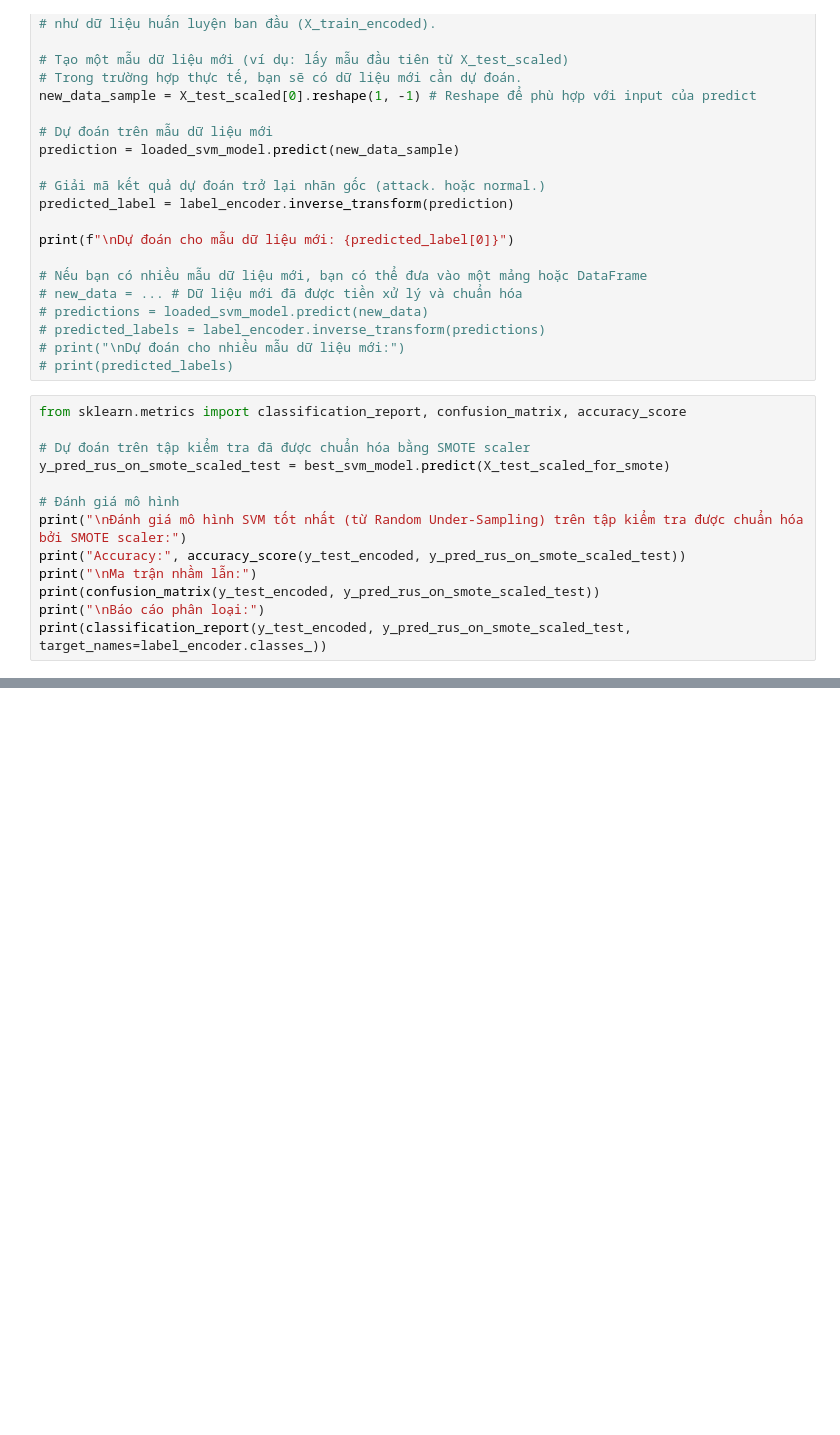
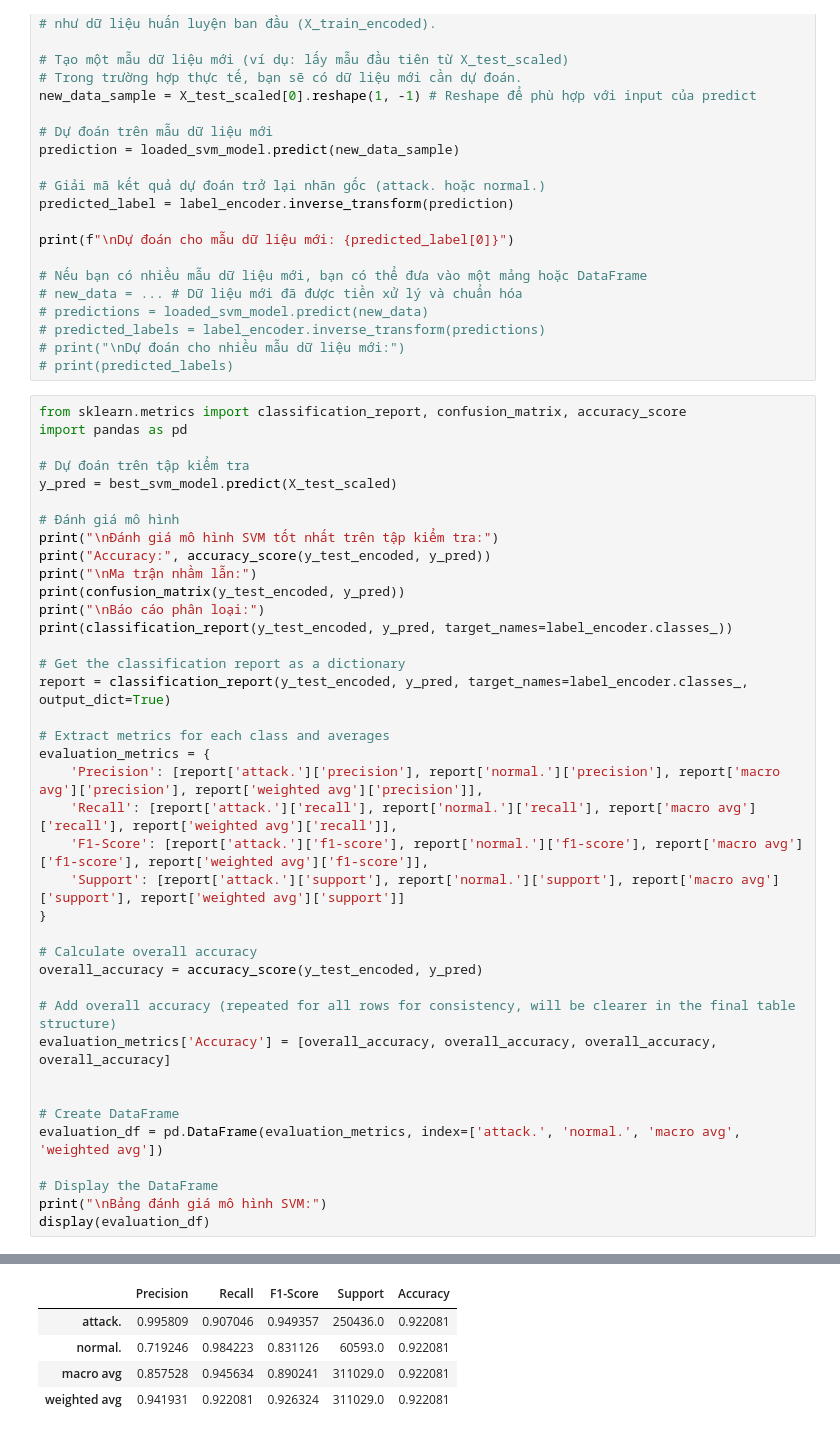
Before and after one commit to trunghn2003/tttnthaythoa, a Jupyter notebook: svm_nsl_kdd.ipynb, the cells around one changed output, grey strips where cells are left out. Saved outputs shown, nothing was run; the diff lists cells and outputs as text; blank space fills up the shorter version.

```diff
--- a/svm_nsl_kdd.ipynb
+++ b/svm_nsl_kdd.ipynb
@@ -480,16 +505,43 @@ print(f"\nDự đoán cho mẫu dữ liệu mới: {predicted_label[0]}")
 # predicted_labels = label_encoder.inverse_transform(predictions)
 # print("\nDự đoán cho nhiều mẫu dữ liệu mới:")
 # print(predicted_labels)
-# %%
-from sklearn.metrics import classification_report, confusion_matrix, accuracy_score
-
-# Dự đoán trên tập kiểm tra đã được chuẩn hóa bằng SMOTE scaler
-y_pred_rus_on_smote_scaled_test = best_svm_model.predict(X_test_scaled_for_smote)
-
-# Đánh giá mô hình
-print("\nĐánh giá mô hình SVM tốt nhất (từ Random Under-Sampling) trên tập kiểm tra được chuẩn hóa bởi SMOTE scaler:")
-print("Accuracy:", accuracy_score(y_test_encoded, y_pred_rus_on_smote_scaled_test))
-print("\nMa trận nhầm lẫn:")
-print(confusion_matrix(y_test_encoded, y_pred_rus_on_smote_scaled_test))
-print("\nBáo cáo phân loại:")
-print(classification_report(y_test_encoded, y_pred_rus_on_smote_scaled_test, target_names=label_encoder.classes_))
+# %%
+from sklearn.metrics import classification_report, confusion_matrix, accuracy_score
+import pandas as pd
+
+# Dự đoán trên tập kiểm tra
+y_pred = best_svm_model.predict(X_test_scaled)
+
+# Đánh giá mô hình
+print("\nĐánh giá mô hình SVM tốt nhất trên tập kiểm tra:")
+print("Accuracy:", accuracy_score(y_test_encoded, y_pred))
+print("\nMa trận nhầm lẫn:")
+print(confusion_matrix(y_test_encoded, y_pred))
+print("\nBáo cáo phân loại:")
+print(classification_report(y_test_encoded, y_pred, target_names=label_encoder.classes_))
+
+# Get the classification report as a dictionary
+report = classification_report(y_test_encoded, y_pred, target_names=label_encoder.classes_, output_dict=True)
+
+# Extract metrics for each class and averages
+evaluation_metrics = {
+    'Precision': [report['attack.']['precision'], report['normal.']['precision'], report['macro avg']['precision'], report['weighted avg']['precision']],
+    'Recall': [report['attack.']['recall'], report['normal.']['recall'], report['macro avg']['recall'], report['weighted avg']['recall']],
+    'F1-Score': [report['attack.']['f1-score'], report['normal.']['f1-score'], report['macro avg']['f1-score'], report['weighted avg']['f1-score']],
+    'Support': [report['attack.']['support'], report['normal.']['support'], report['macro avg']['support'], report['weighted avg']['support']]
+}
+
+# Calculate overall accuracy
+overall_accuracy = accuracy_score(y_test_encoded, y_pred)
+
+# Add overall accuracy (repeated for all rows for consistency, will be clearer in the final table structure)
+evaluation_metrics['Accuracy'] = [overall_accuracy, overall_accuracy, overall_accuracy, overall_accuracy]
+
+
+# Create DataFrame
+evaluation_df = pd.DataFrame(evaluation_metrics, index=['attack.', 'normal.', 'macro avg', 'weighted avg'])
+
+# Display the DataFrame
+print("\nBảng đánh giá mô hình SVM:")
+display(evaluation_df)
+# %% [output]
@@ -495,0 +567,5 @@ print(classification_report(y_test_encoded, y_pred_rus_on_smote_scaled_test, tar
+|  | Precision | Recall | F1-Score | Support | Accuracy |
+| attack. | 0.995809 | 0.907046 | 0.949357 | 250436.0 | 0.922081 |
+| normal. | 0.719246 | 0.984223 | 0.831126 | 60593.0 | 0.922081 |
+| macro avg | 0.857528 | 0.945634 | 0.890241 | 311029.0 | 0.922081 |
+| weighted avg | 0.941931 | 0.922081 | 0.926324 | 311029.0 | 0.922081 |
```
Also changed, not shown: parts of 13 cells of this notebook.
